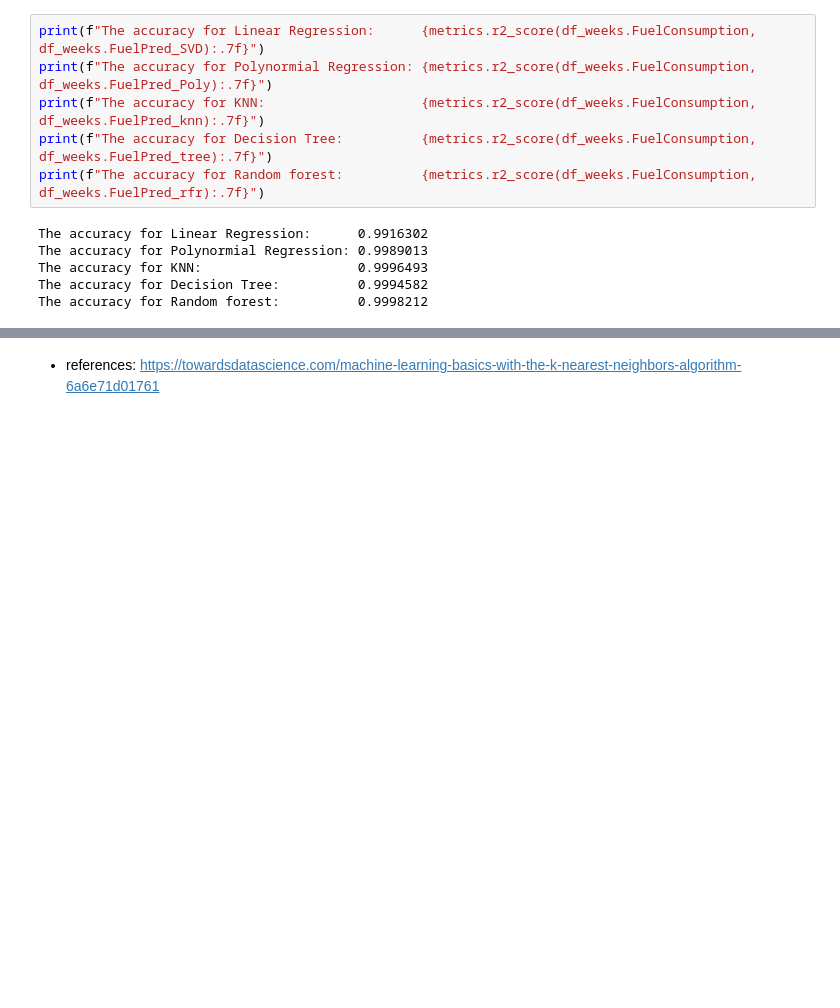
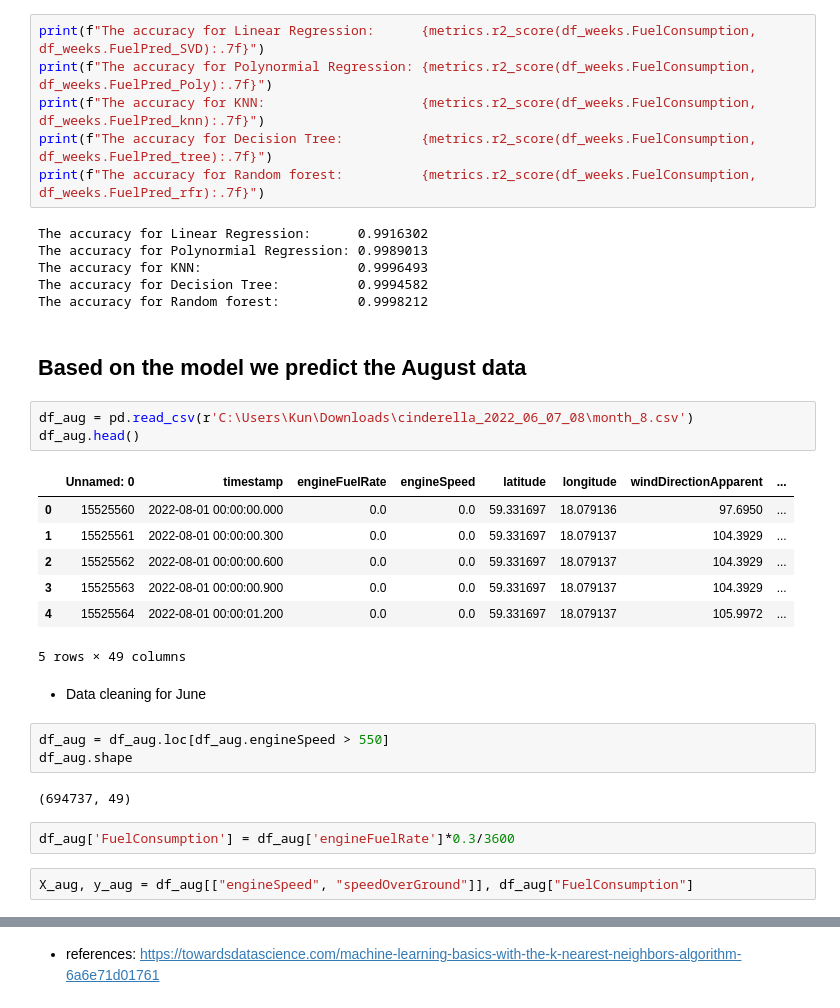
Before and after one commit to cooperhankun/Deep_learning, a Jupyter notebook: project/cetasol_1.ipynb, the cells around one changed output, grey strips where cells are left out. Saved outputs shown, nothing was run; the diff lists cells and outputs as text; blank space fills up the shorter version.

```diff
--- a/project/cetasol_1.ipynb
+++ b/project/cetasol_1.ipynb
@@ -822,3 +822,27 @@ The accuracy for Polynormial Regression: 0.9989013
 The accuracy for KNN:                    0.9996493
 The accuracy for Decision Tree:          0.9994582
 The accuracy for Random forest:          0.9998212
+# %% [markdown]
+## Based on the model we predict the August data
+# %%
+df_aug = pd.read_csv(r'C:\Users\Kun\Downloads\cinderella_2022_06_07_08\month_8.csv')
+df_aug.head()
+# %% [output]
+|  | Unnamed: 0 | timestamp | engineFuelRate | engineSpeed | latitude | longitude | windDirectionApparent | ... |
+| 0 | 15525560 | 2022-08-01 00:00:00.000 | 0.0 | 0.0 | 59.331697 | 18.079136 | 97.6950 | ... |
+| 1 | 15525561 | 2022-08-01 00:00:00.300 | 0.0 | 0.0 | 59.331697 | 18.079137 | 104.3929 | ... |
+| 2 | 15525562 | 2022-08-01 00:00:00.600 | 0.0 | 0.0 | 59.331697 | 18.079137 | 104.3929 | ... |
+| 3 | 15525563 | 2022-08-01 00:00:00.900 | 0.0 | 0.0 | 59.331697 | 18.079137 | 104.3929 | ... |
+| 4 | 15525564 | 2022-08-01 00:00:01.200 | 0.0 | 0.0 | 59.331697 | 18.079137 | 105.9972 | ... |
+5 rows × 49 columns
+# %% [markdown]
+- Data cleaning for June
+# %%
+df_aug = df_aug.loc[df_aug.engineSpeed > 550]
+df_aug.shape
+# %% [output]
+(694737, 49)
+# %%
+df_aug['FuelConsumption'] = df_aug['engineFuelRate']*0.3/3600
+# %%
+X_aug, y_aug = df_aug[["engineSpeed", "speedOverGround"]], df_aug["FuelConsumption"]
```
Also changed, not shown: parts of 33 cells of this notebook.
